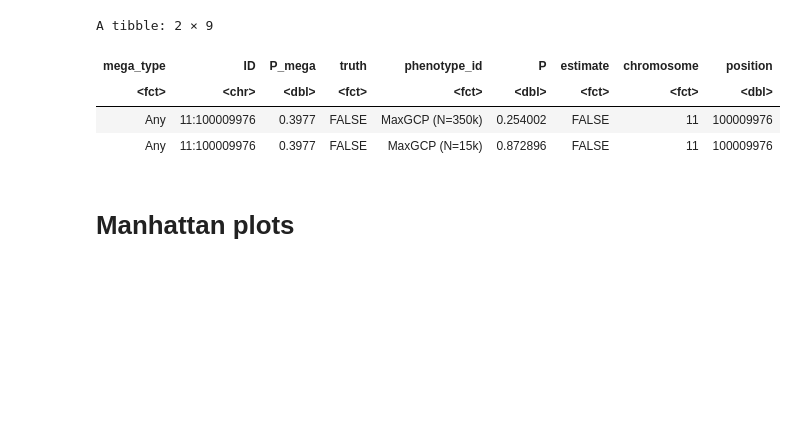
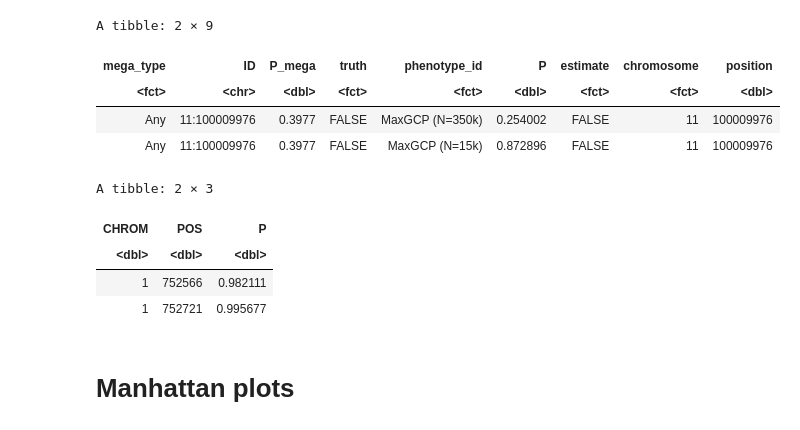
Before and after one commit to tatonetti-lab/maxgcp-analysis, a Jupyter notebook: 2.megastroke/3.intuition.r.ipynb, the cells around one changed output. Cells and saved outputs as stored; diff of their text form; code cells hidden in the pictures; blank space fills up the shorter version.

```diff
--- a/2.megastroke/2.intuition.ipynb
+++ b/2.megastroke/3.intuition.r.ipynb
@@ -27,6 +27,20 @@ A tibble: 2 × 9
 | <fct> | <chr> | <dbl> | <fct> | <fct> | <dbl> | <fct> | <fct> | <dbl> |
 | Any | 11:100009976 | 0.3977 | FALSE | MaxGCP (N=350k) | 0.254002 | FALSE | 11 | 100009976 |
 | Any | 11:100009976 | 0.3977 | FALSE | MaxGCP (N=15k) | 0.872896 | FALSE | 11 | 100009976 |
+# %%
+pulm_df <- read_tsv(
+        "data/gwas/naive.b_I27.glm.linear", col_select = c("#CHROM", "POS", "P"),
+        show_col_types = F
+    ) %>%
+    rename(CHROM = `#CHROM`)
+
+pulm_df %>% head(2)
+# %% [output]
+A tibble: 2 × 3
+| CHROM | POS | P |
+| <dbl> | <dbl> | <dbl> |
+| 1 | 752566 | 0.982111 |
+| 1 | 752721 | 0.995677 |
 # %% [markdown]
 # Manhattan plots
 # %%
```
Also changed, not shown: parts of 4 cells of this notebook, 2 other files.
